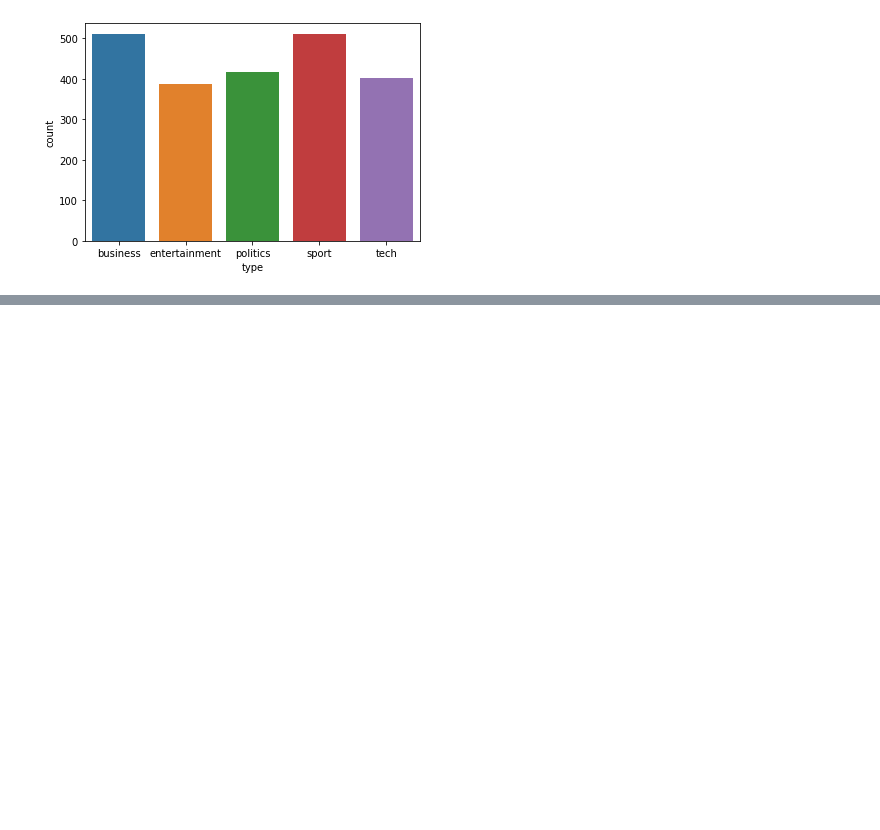
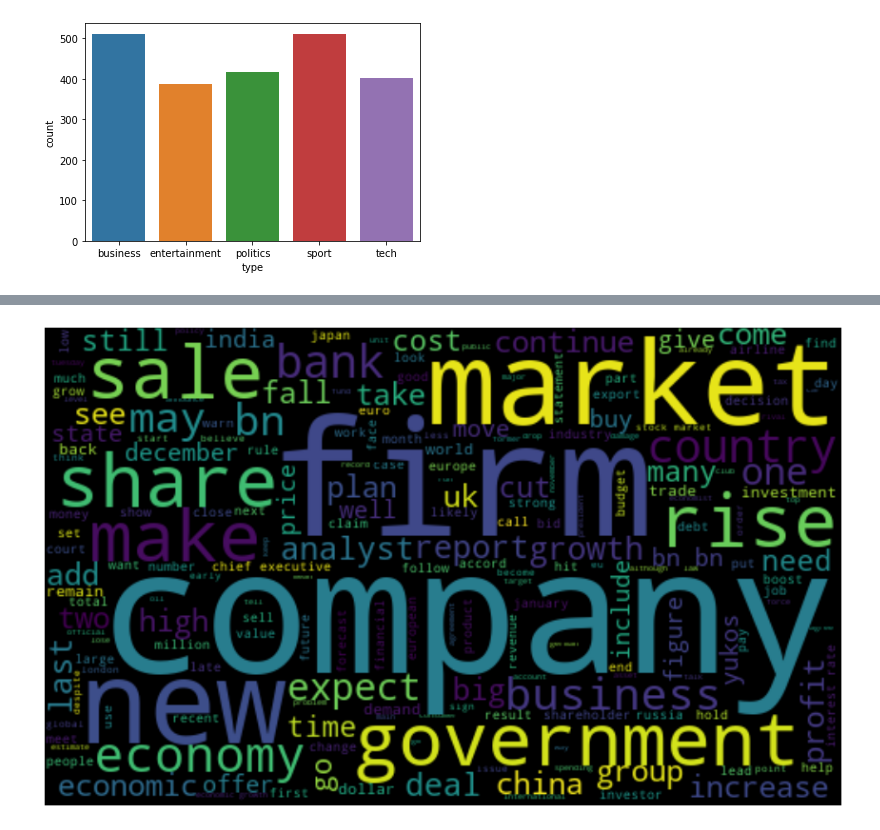
Before and after one commit to sweetyjunnarkar/News_topic_modeling, a Jupyter notebook: Sweety_Junnarkar_Topic_Modeling_on_News_Articles_Capstone_Project.ipynb, the cells around one changed output, grey strips where cells are left out. Drawn from its saved outputs; the diff is of its cells as text; code cells hidden in the pictures; blank space fills up the shorter version.

```diff
--- a/Sweety_Junnarkar_Topic_Modeling_on_News_Articles_Capstone_Project.ipynb
+++ b/Sweety_Junnarkar_Topic_Modeling_on_News_Articles_Capstone_Project.ipynb
@@ -131,0 +171,13 @@ news_df['filtered'][0]
+# %%
+def rm_sw(news):
+  a= []
+  sw = stopwords.words('english')
+  sw.append("would")
+  sw.append("could")
+  sw.append('say')
+  sw.append('mr')
+  sw.append('year')
+  for word in news.lower().split():
+    if word not in sw:
+      a.append(word)
+  return ' '.join(a)
@@ -131,0 +243,9 @@ news_df['filtered'][0]
+# %%
+plt.figure(figsize=(15,10))
+allWords = ' '.join([topic for topic in news_df[news_df['type']=='business']['filtered']])
+wordCloud = WordCloud(width=500, height=300, random_state=21, max_font_size=110).generate(allWords)
+plt.imshow(wordCloud, interpolation="bilinear")
+plt.axis('off')
+plt.show()
+# %% [output]
+[figure, added]
```
Also changed, not shown: parts of 24 cells of this notebook.
